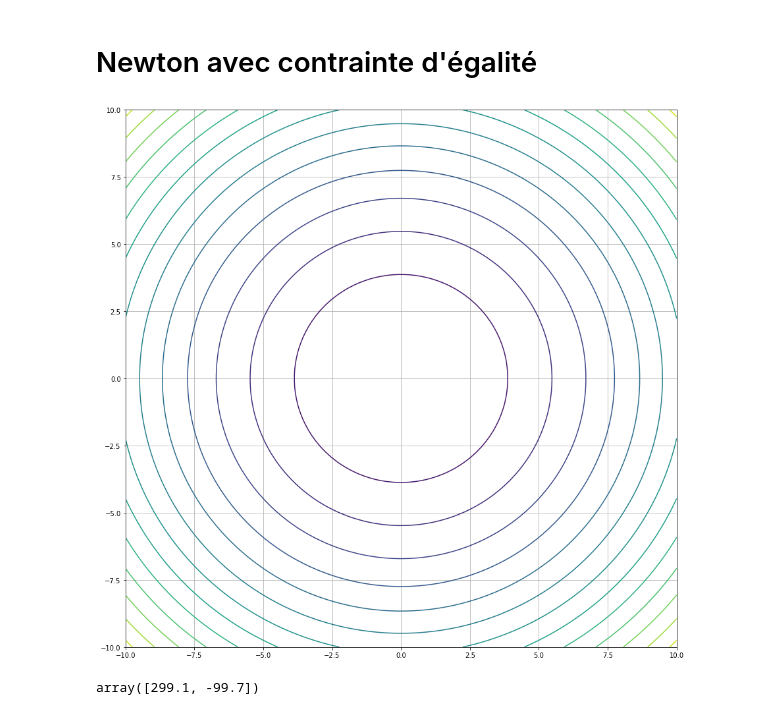
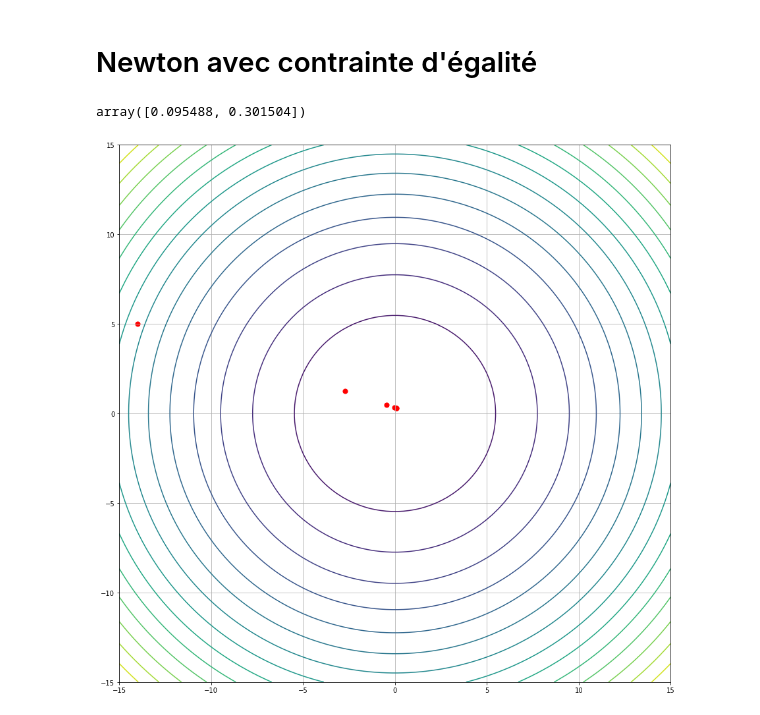
Before and after one commit to baptisteesteban/OCVXII, a Jupyter notebook: Baptiste Expérience.ipynb, the cells around one changed output. Cells and saved outputs as stored; diff of their text form; code cells hidden in the pictures.

Commit message:
[EQNEWTON]: finish implementation of the equality constrained newton method

```diff
--- a/Baptiste Expérience.ipynb
+++ b/Baptiste Expérience.ipynb
@@ -42,25 +42,51 @@ f_d = {
     "hessian": lambda x: np.diag([2, 2])
 }
 P = Probleme(Function(**f_d), A, b)
+# %%
+class EQNewton:
+    def __init__(self, P, pas, epsilon=0.01):
+        self.epsilon = epsilon
+        self.P = P
+        self.pas = pas
+        self.save = np.array([])
+
+    def _newtonStep(self, x):
+        KKT = np.vstack([np.hstack([self.P.f.hessian(x), self.P.A.T]), np.hstack([self.P.A, np.zeros((self.P.A.T.shape[1], self.P.A.T.shape[1])).astype(P.A.dtype)])])
+        g = P.f.grad(x)
+        res = np.hstack([-1 * g, np.zeros((KKT.shape[0] - g.shape[0]))])
+        x_out = np.linalg.solve(KKT, res)
+        return x_out[:P.f.dim]
+
+    def __call__(self, x0):
+        self.save = []
+
+        x = x0
+        self.save.append(x)
+        dxN = self._newtonStep(x)
+        lmd = -1 * np.dot(self.P.f.grad(x), dxN)
+        while lmd / 2 > self.epsilon:
+            dxN = self._newtonStep(x)
+            lmd = -1 * np.dot(self.P.f.grad(x), dxN)
+            (t, _) = self.pas(self.P.f, x)
+            x = x + t * dxN
+            self.save.append(x)
+
+        self.save = np.array(self.save)
+        return x
+# %%
+meth = EQNewton(P, backtracking)
+meth(np.array([-14, 5]))
+# %% [output]
+array([0.095488, 0.301504])
 # %%
 plt.figure(figsize=(15, 15))
-x, y = np.linspace(-10, 10, 100), np.linspace(-10, 10, 100)
+x, y = np.linspace(-15, 15, 100), np.linspace(-15, 15, 100)
 X, Y = np.meshgrid(x, y)
 x_y = np.vstack([X.reshape(1, -1), Y.reshape(1, -1)]).reshape(2, -1)
 z = P.f.value(x_y)
 plt.contour(X, Y, z.reshape(100, -1), 15)
+plt.scatter(meth.save[:, 0], meth.save[:, 1], 50, c="red")
 plt.grid()
 plt.show()
 # %% [output]
-[figure, old version]
+[figure, new version]
-# %%
-def newton_step(P, x):
-    KKT = np.vstack([np.hstack([P.f.hessian(x), P.A.T]), np.hstack([P.A, np.zeros((P.A.T.shape[1], P.A.T.shape[1])).astype(P.A.dtype)])])
-    g = P.f.grad(x)
-    res = np.hstack([-1 * g, np.zeros((KKT.shape[0] - g.shape[0]))])
-    x_out = np.linalg.solve(KKT, res)
-    return x_out[:P.f.dim]
-
-newton_step(P, np.array([-299, 100]))
-# %% [output]
-array([299.1, -99.7])
```
